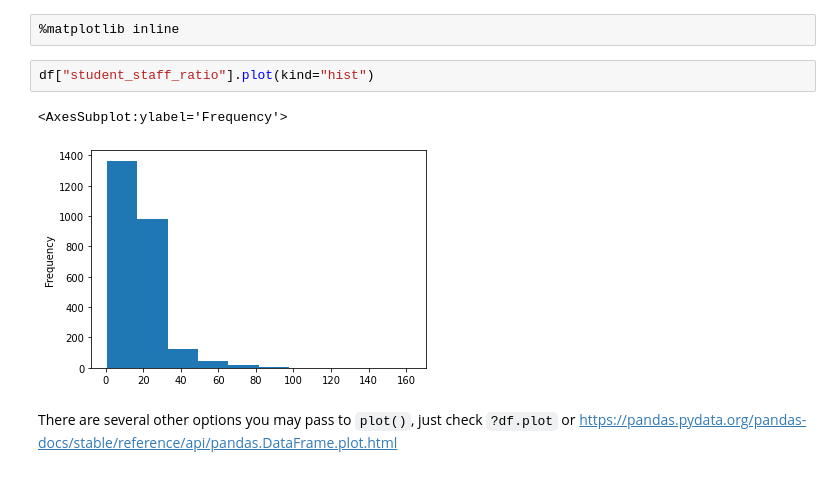
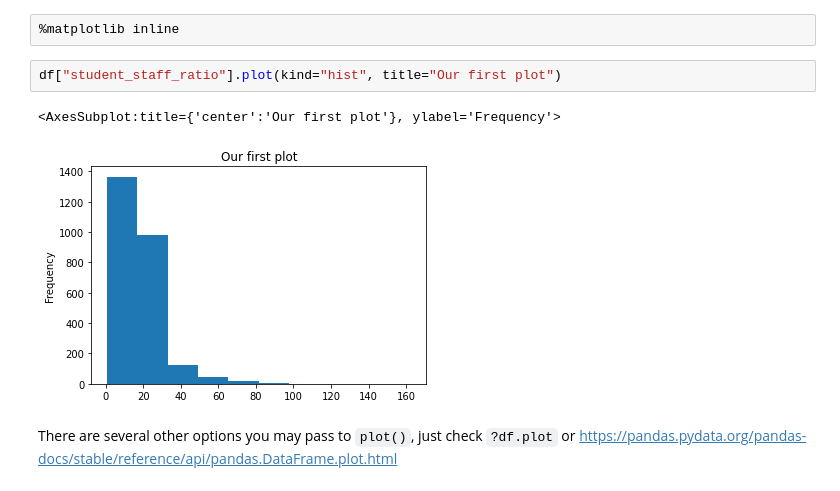
Before and after one commit to datawizard1337/WebDataScience, a Jupyter notebook: notebooks/Day_01.ipynb, the cells around one changed output. Drawn from its saved outputs; the diff is of its cells as text.

````diff
--- a/notebooks/Day_01.ipynb
+++ b/notebooks/Day_01.ipynb
@@ -910,10 +903,10 @@ Before we start plotting, we run this line. It tells our notebook to show us our
 # %%
 %matplotlib inline
 # %%
-df["student_staff_ratio"].plot(kind="hist")
+df["student_staff_ratio"].plot(kind="hist", title="Our first plot")
 # %% [output]
-<AxesSubplot:ylabel='Frequency'>
+<AxesSubplot:title={'center':'Our first plot'}, ylabel='Frequency'>
-[figure, old version]
+[figure, new version]
 # %% [markdown]
 There are several other options you may pass to ```plot()```, just check ```?df.plot``` or https://pandas.pydata.org/pandas-docs/stable/reference/api/pandas.DataFrame.plot.html
 # %%
````
Also changed, not shown: parts of 16 cells of this notebook, 2 other files.
